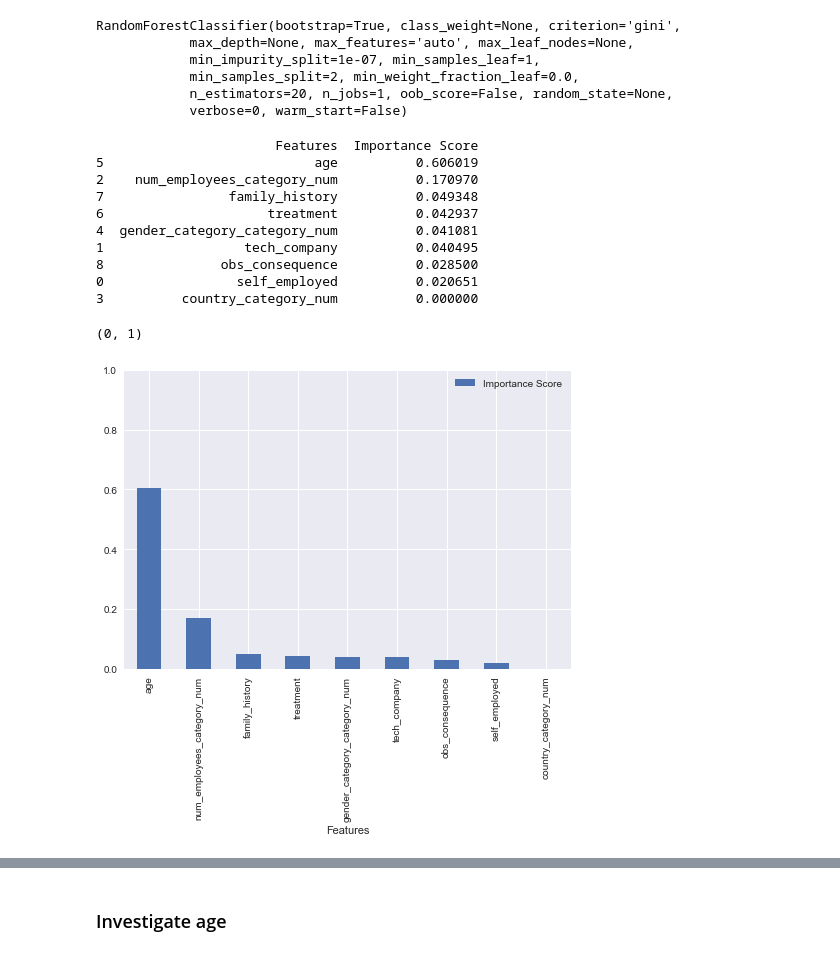
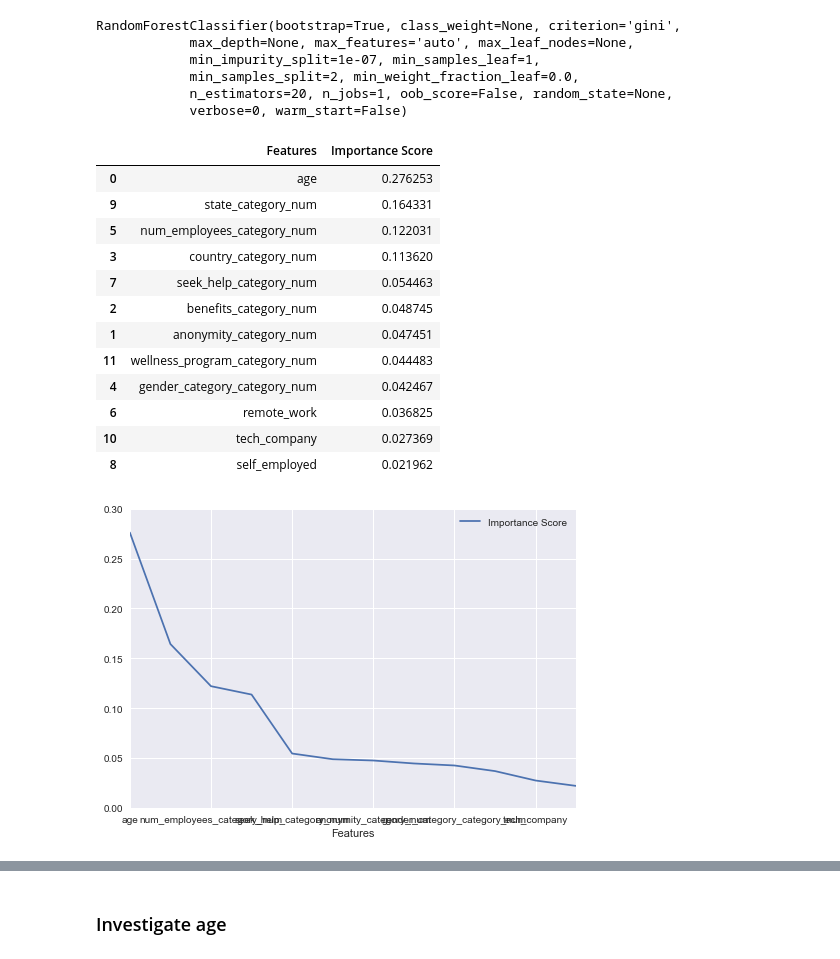
Before and after one commit to bgveenstra/ds-sf-32-brianna, a Jupyter notebook: mental-health-in-tech/mental-health.ipynb, the cells around one changed output, grey strips where cells are left out. Saved outputs shown, nothing was run; the diff lists cells and outputs as text; code cells hidden in the pictures.

```diff
--- a/mental-health-in-tech/mental-health.ipynb
+++ b/mental-health-in-tech/mental-health.ipynb
@@ -739,7 +739,7 @@ usdf14.shape
 # %% [output]
 (735, 48)
 # %%
-total_y = usdf14[mhcnum].copy()
+total_y = df14[mhcnum].copy()
 print df14.catnum[mhc]
 total_y.head(3)
 # %% [output]
@@ -751,4 +806,4 @@ Name: mental_health_consequence_category_num, dtype: int64
 # %%
-total_X = usdf14[X_cols].copy()
+total_X = df14[X_cols].copy()
 total_X.head(3)
 # %% [output]
@@ -770,26 +825,29 @@ RandomForestClassifier(bootstrap=True, class_weight=None, criterion='gini',
 # %%
 features = total_X.columns
 feature_importances = usm.feature_importances_
 
 features_df = pd.DataFrame({'Features': features, 'Importance Score': feature_importances})
 features_df.sort_values(by='Importance Score', inplace=True, ascending=False)
 
-print features_df
-f = features_df.plot(kind='bar', x='Features')
-f.set_ylim(0,1)
+f = features_df.plot(kind='line', x='Features')
+f.set_ylim(0,0.3)
+
+features_df
 # %% [output]
-                       Features  Importance Score
-5                           age          0.606019
-2    num_employees_category_num          0.170970
-7                family_history          0.049348
-6                     treatment          0.042937
-4  gender_category_category_num          0.041081
-1                  tech_company          0.040495
-8               obs_consequence          0.028500
-0                 self_employed          0.020651
-3          country_category_num          0.000000
-(0, 1)
+|  | Features | Importance Score |
+| 0 | age | 0.276253 |
+| 9 | state_category_num | 0.164331 |
+| 5 | num_employees_category_num | 0.122031 |
+| 3 | country_category_num | 0.113620 |
+| 7 | seek_help_category_num | 0.054463 |
+| 2 | benefits_category_num | 0.048745 |
+| 1 | anonymity_category_num | 0.047451 |
+| 11 | wellness_program_category_num | 0.044483 |
+| 4 | gender_category_category_num | 0.042467 |
+| 6 | remote_work | 0.036825 |
+| 10 | tech_company | 0.027369 |
+| 8 | self_employed | 0.021962 |
-[figure, old version]
+[figure, new version]
 # %%
 s = preview_col(mhc2, df14)
 print 'All Countries'
```
Also changed, not shown: parts of 65 cells of this notebook, 1 other file.
